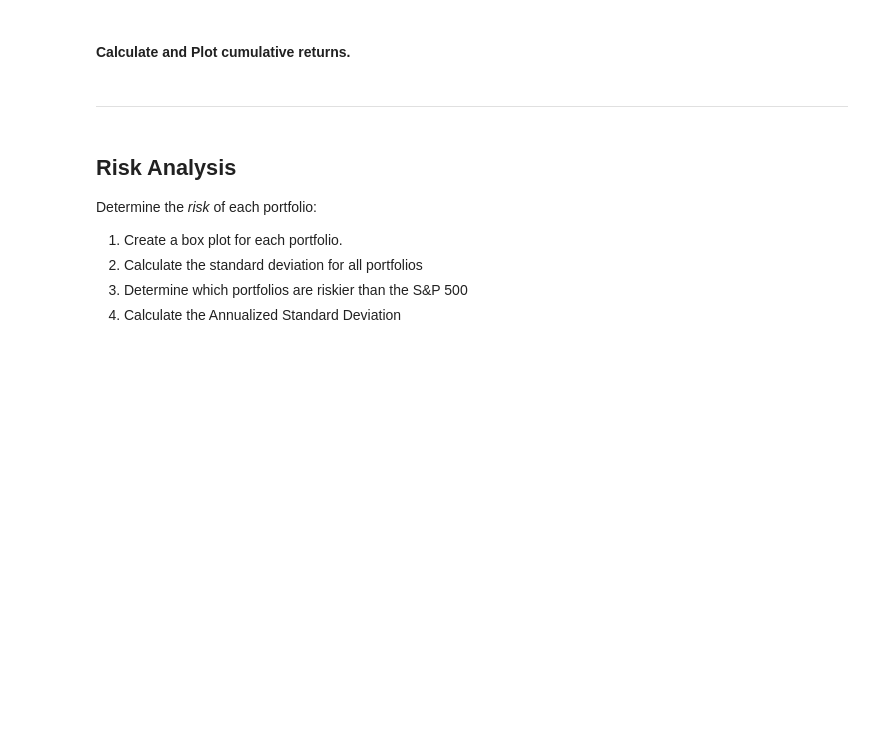
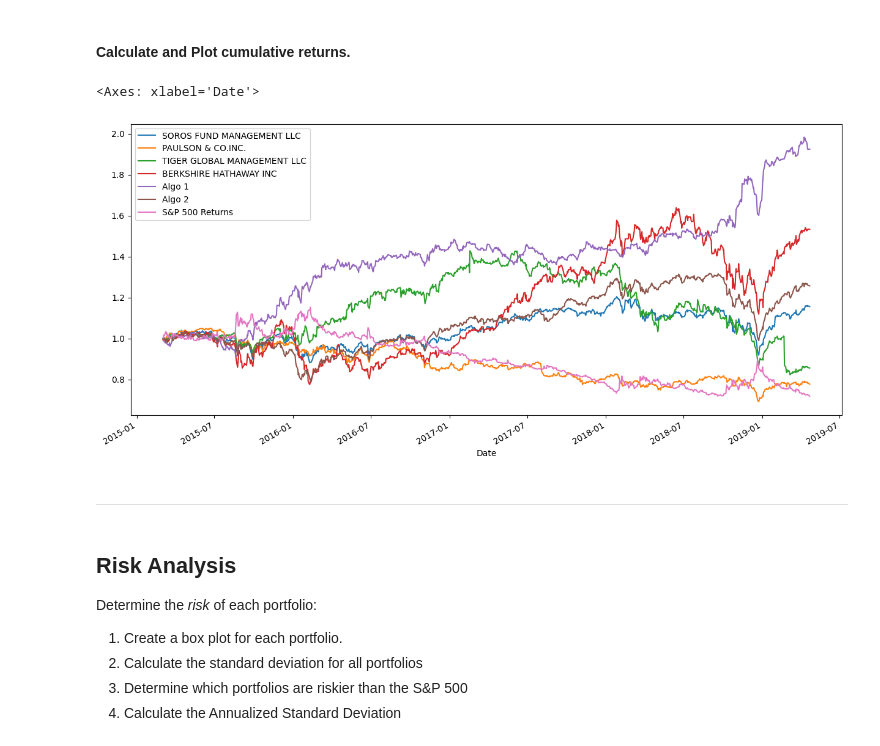
Before and after one commit to makeitouthill/analysis-notebook, a Jupyter notebook: whale_analysis.ipynb, the cells around one changed output. Cells and saved outputs as stored; diff of their text form; code cells hidden in the pictures; blank space fills up the shorter version.

```diff
--- a/whale_analysis.ipynb
+++ b/whale_analysis.ipynb
@@ -192,8 +196,12 @@ In this section, you will calculate and visualize performance and risk metrics f
 #### Calculate and Plot cumulative returns.
 # %%
 # Calculate cumulative returns of all portfolios
-
+cumulative_returns = (1 + combined_df).cumprod()
 # Plot cumulative returns
+cumulative_returns.plot(figsize=(15,7))
+# %% [output]
+<Axes: xlabel='Date'>
+[figure, added]
 # %% [markdown]
 ---
 # %% [markdown]
```
Also changed, not shown: parts of 1 cell of this notebook.
